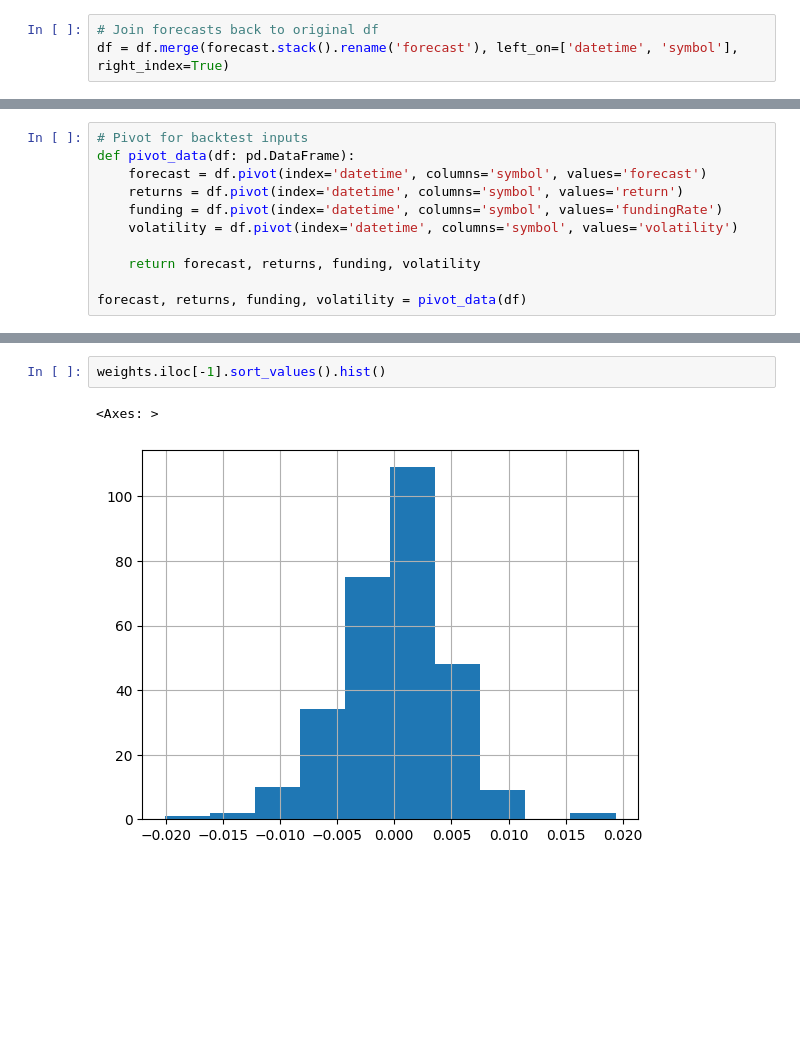
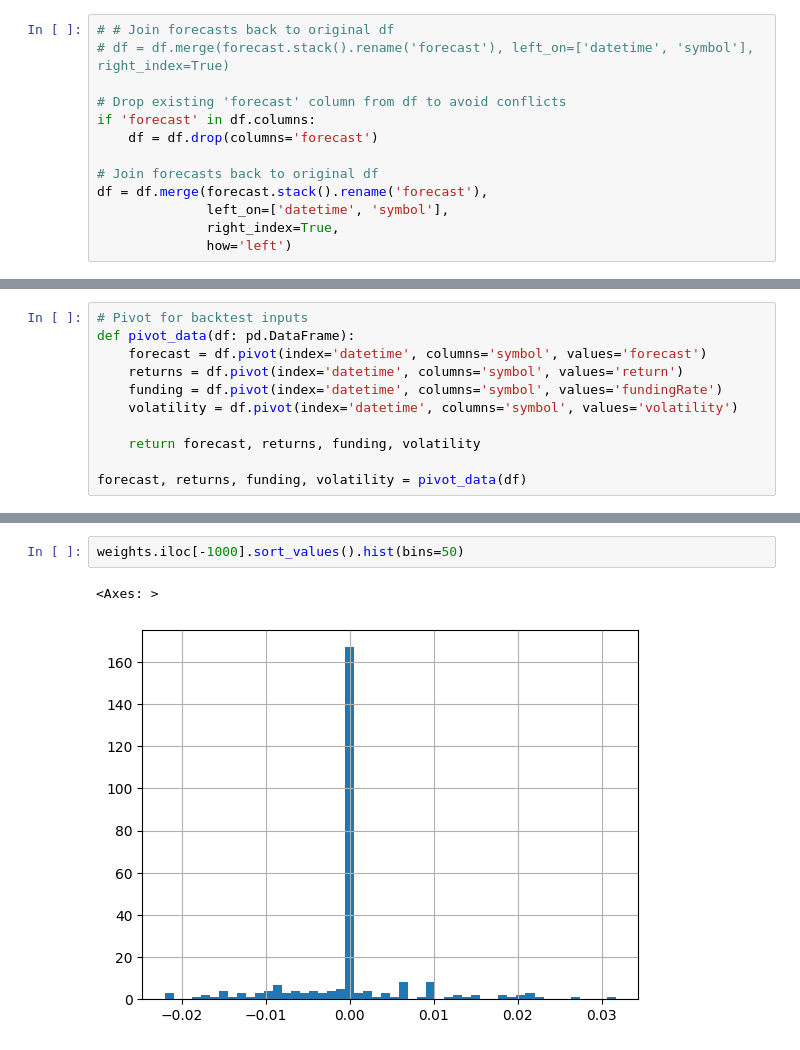
Before and after one commit to engineswap/strategy_manager, a Jupyter notebook: backtest_ols.ipynb, the cells around one changed output, grey strips where cells are left out. Drawn from its saved outputs; the diff is of its cells as text; blank space fills up the shorter version.

```diff
--- a/backtest_ols.ipynb
+++ b/backtest_ols.ipynb
@@ -502,3 +651,13 @@ cv_r2.plot(figsize=(12,4), grid=True)
 # %%
+# # Join forecasts back to original df
+# df = df.merge(forecast.stack().rename('forecast'), left_on=['datetime', 'symbol'], right_index=True)
+
+# Drop existing 'forecast' column from df to avoid conflicts
+if 'forecast' in df.columns:
+    df = df.drop(columns='forecast')
+
 # Join forecasts back to original df
-df = df.merge(forecast.stack().rename('forecast'), left_on=['datetime', 'symbol'], right_index=True)
+df = df.merge(forecast.stack().rename('forecast'),
+              left_on=['datetime', 'symbol'],
+              right_index=True,
+              how='left')
@@ -571,5 +740,5 @@ weights
 # %%
-weights.iloc[-1].sort_values().hist()
+weights.iloc[-1000].sort_values().hist(bins=50)
 # %% [output]
 <Axes: >
-[figure, old version]
+[figure, new version]
```
Also changed, not shown: parts of 17 cells of this notebook, 1 other file.
